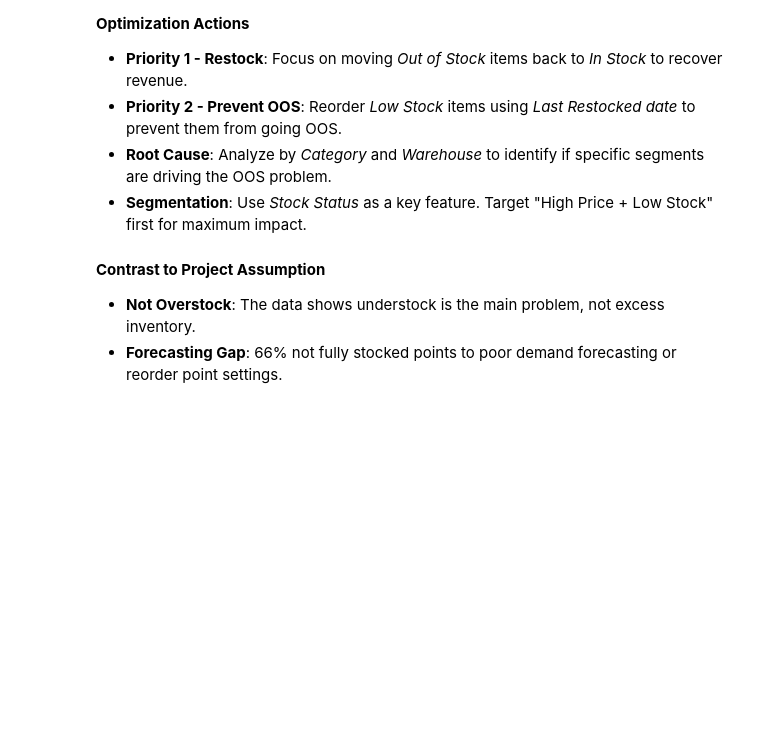
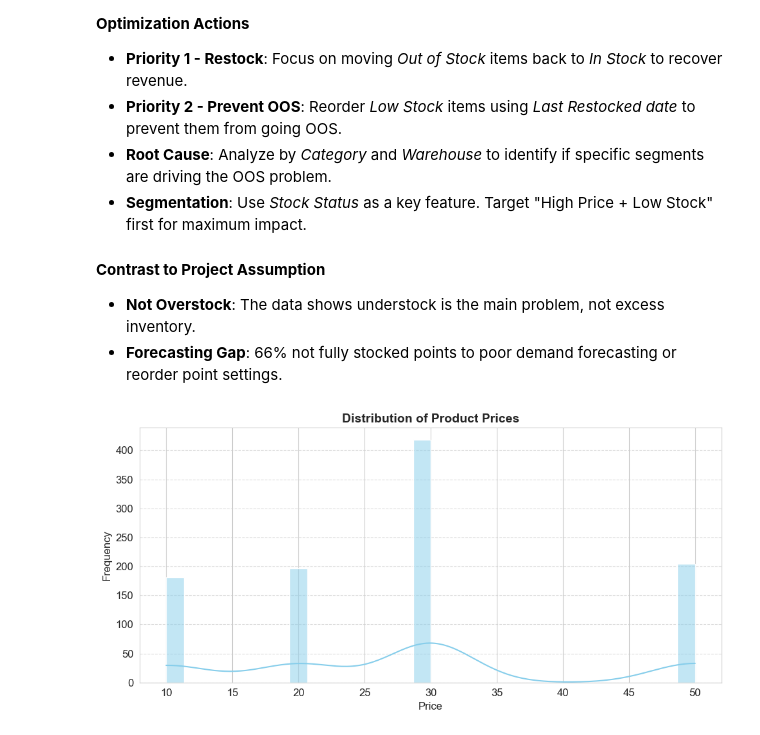
Before and after one commit to elaarhumphrey/Grouping-Products-And-Warehouses-Based-on-Inventory-Patterns, a Jupyter notebook: WAREHOUSE.ipynb, the cells around one changed output. Cells and saved outputs as stored; diff of their text form; code cells hidden in the pictures; blank space fills up the shorter version.

```diff
--- a/WAREHOUSE.ipynb
+++ b/WAREHOUSE.ipynb
@@ -312,3 +312,15 @@ Name: count, dtype: float64
 #### **Contrast to Project Assumption**
 - **Not Overstock**: The data shows understock is the main problem, not excess inventory.
 - **Forecasting Gap**: 66% not fully stocked points to poor demand forecasting or reorder point settings.
+# %%
+#Histogram for Price
+
+sns.histplot(df['price'], bins=30, kde=True, color='skyblue')
+plt.title('Distribution of Product Prices', fontsize=14, fontweight='bold')
+plt.xlabel('Price', fontsize=12)
+plt.ylabel('Frequency', fontsize=12)
+plt.grid(axis='y', linestyle='--', alpha=0.7)
+plt.tight_layout()
+plt.show()
+# %% [output]
+[figure, added]
```
Also changed, not shown: parts of 8 cells of this notebook.
